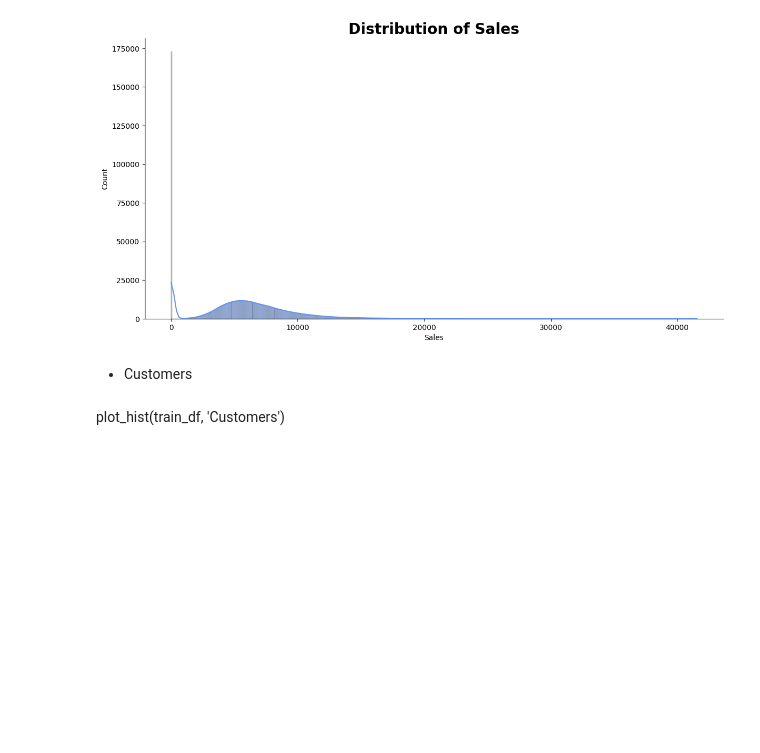
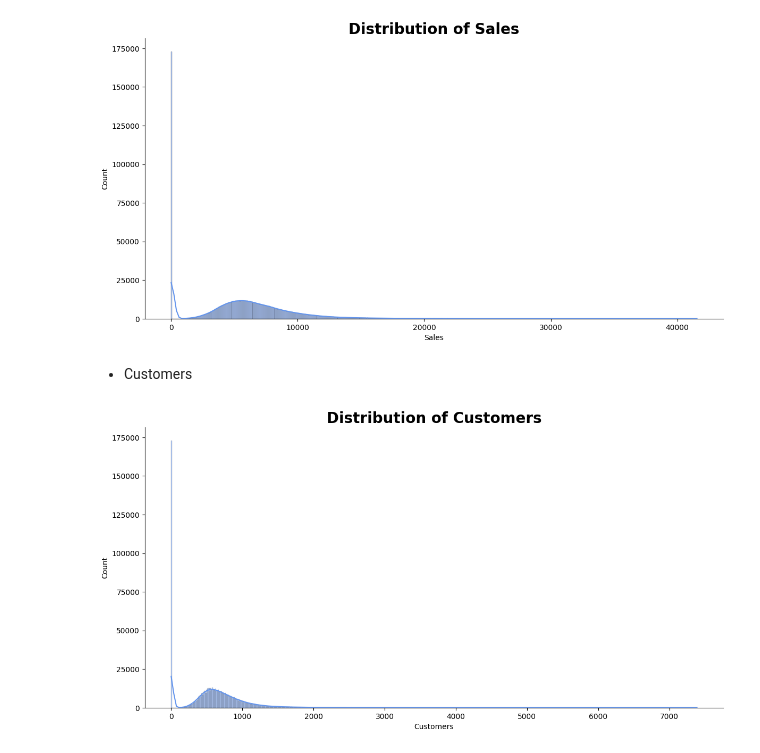
Before and after one commit to Tsegaye16/phaemaceutical-store-data-anlysis, a Jupyter notebook: notebooks/EDA.ipynb, the cells around one changed output. Cells and saved outputs as stored; diff of their text form; code cells hidden in the pictures; blank space fills up the shorter version.

```diff
--- a/notebooks/EDA.ipynb
+++ b/notebooks/EDA.ipynb
@@ -723,5 +723,7 @@ plot_hist(train_df, 'Sales')
 [figure]
 # %% [markdown]
 - Customers
-# %% [markdown]
-plot_hist(train_df, 'Customers')
+# %%
+plot_hist(train_df, 'Customers')
+# %% [output]
+[figure, added]
```
Also changed, not shown: parts of 60 cells of this notebook.
